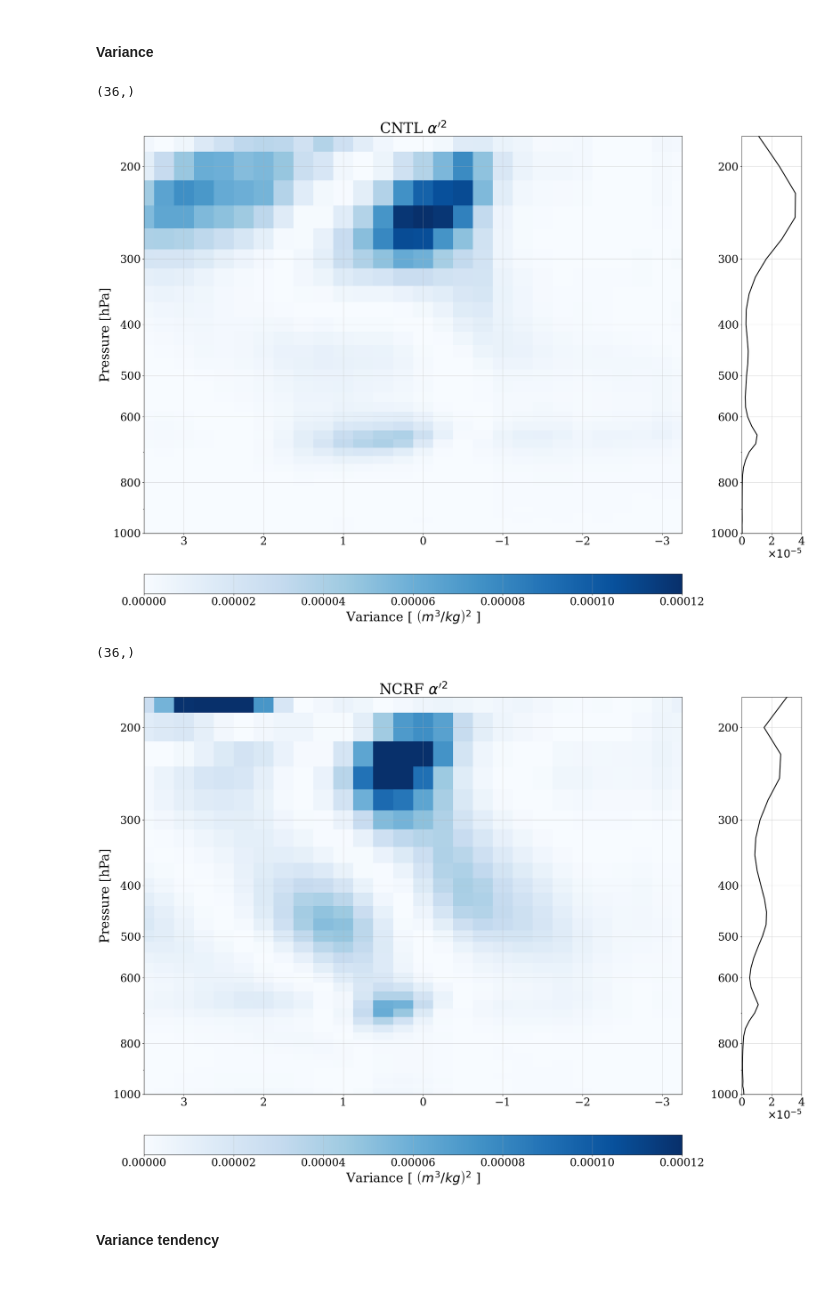
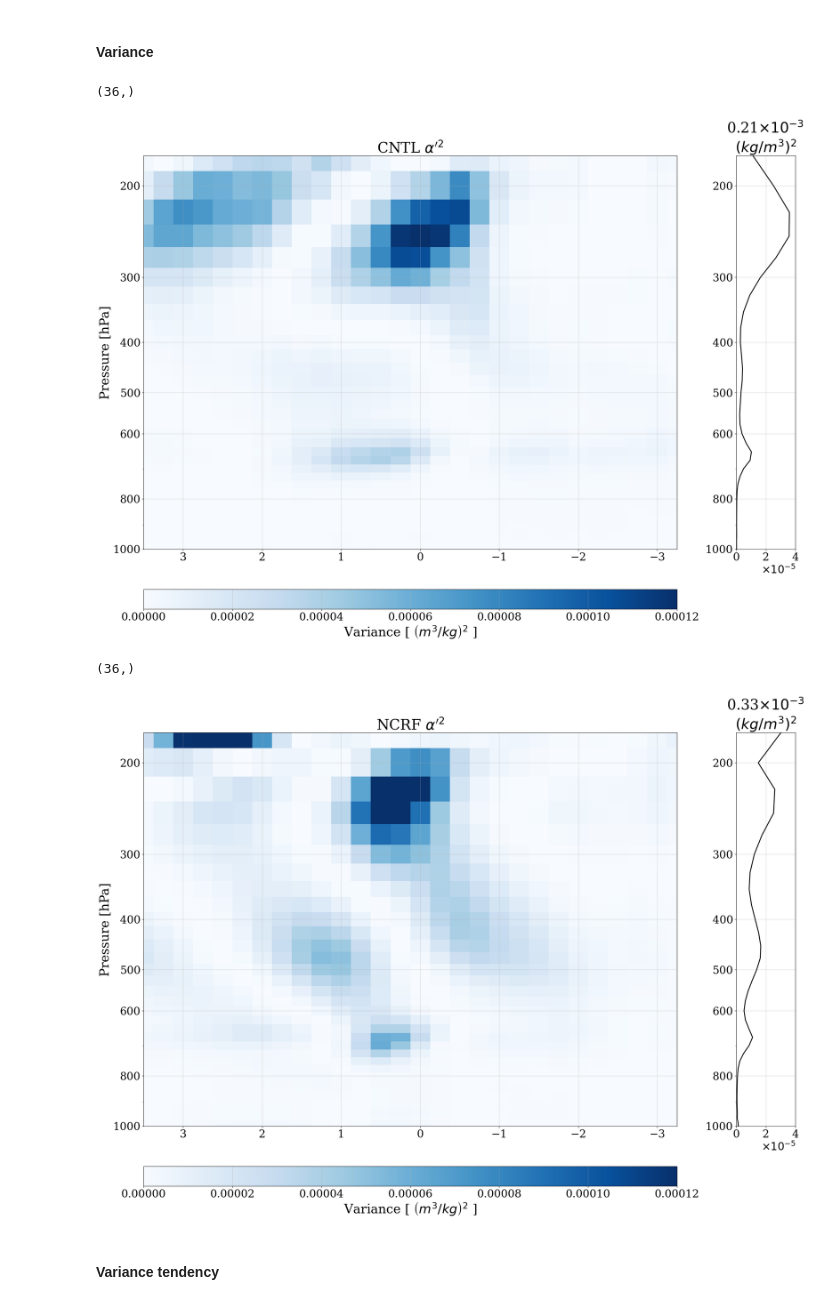
Before and after one commit to JosephKan828/MPAS_ANA, a Jupyter notebook: Code/KW_Budget/Budget_Prof/cov_profile.ipynb, the cells around one changed output. Drawn from its saved outputs; the diff is of its cells as text; code cells hidden in the pictures.

```diff
--- a/Code/KW_Budget/Budget_Prof/cov_profile.ipynb
+++ b/Code/KW_Budget/Budget_Prof/cov_profile.ipynb
@@ -492,6 +492,7 @@ ax2.plot(a_var["CNTL"].mean(axis=1)[:z_lim], z, color="k", linewidth=2)
 ax2.set_xticks(np.linspace(0, 4e-5, 3), ["0", "2", "4"])
 ax2.set_xlim(0, 4e-5)
 ax2.set_ylim(1000, 175)
+ax2.set_title(f"{var_sum*1e3:.2f}"+r"$\times 10^{-3}$"+" \n"+r"$(kg/m^3)^2$")
 ax2.set_xlabel(r"$\times 10^{-5}$", fontsize=24, loc="right")
 
 ax_cb = fig.add_subplot(gs[1, 0])
@@ -528,36 +529,37 @@ ax1.set_yscale("log")
 ax1.set_yticks([200, 300, 400, 500, 600, 800, 1000], ["200", "300", "400", "500", "600", "800", "1000"])
 ax1.set_xlim(x[-1], x[0])
 ax1.set_ylim(1000, 175)
 ax1.set_ylabel(r"Pressure [hPa]")
 ax1.set_title(r"NCRF $\alpha^{\prime 2}$")
 
 var_sum = vert_int(dims["lev"][:z_lim], a_var['NCRF'].sum(axis=1)[:z_lim])
 ax2 = fig.add_subplot(gs[0, 1], sharey=ax1)
 ax2.plot(a_var["NCRF"].mean(axis=1)[:z_lim], z, color="k", linewidth=2)
 ax2.set_xticks(np.linspace(0, 4e-5, 3), ["0", "2", "4"])
 ax2.set_xlim(0, 4e-5)
 ax2.set_ylim(1000, 175)
+ax2.set_title(f"{var_sum*1e3:.2f}"+r"$\times 10^{-3}$"+" \n"+r"$(kg/m^3)^2$")
 ax2.set_xlabel(r"$\times 10^{-5}$", fontsize=24, loc="right")
 
 ax_cb = fig.add_subplot(gs[1, 0])
 cb = fig.colorbar(
     c, cax=ax_cb, orientation='horizontal',
     label=r"Variance [ $\left( m^3 / kg \right)^2$ ]",
     )
 
 bbox_main = ax1.get_position()
 bbox_cb = ax_cb.get_position()
 dy = bbox_main.y0 - bbox_cb.y0
 ax_cb.set_position((bbox_cb.x0, bbox_cb.y0 - dy, bbox_cb.width, bbox_cb.height))
 
 plt.savefig("/home/b11209013/2025_Research/AOGS/Figure/EAPE/Variance/NCRF.png", dpi=300)
 plt.show()
 plt.close(fig)
 # %% [output]
 (36,)
-[figure, old version]
+[figure, new version]
 (36,)
-[figure, old version]
+[figure, new version]
 # %% [markdown]
 #### Variance tendency
 # %%
```
Also changed, not shown: 2 other files.
